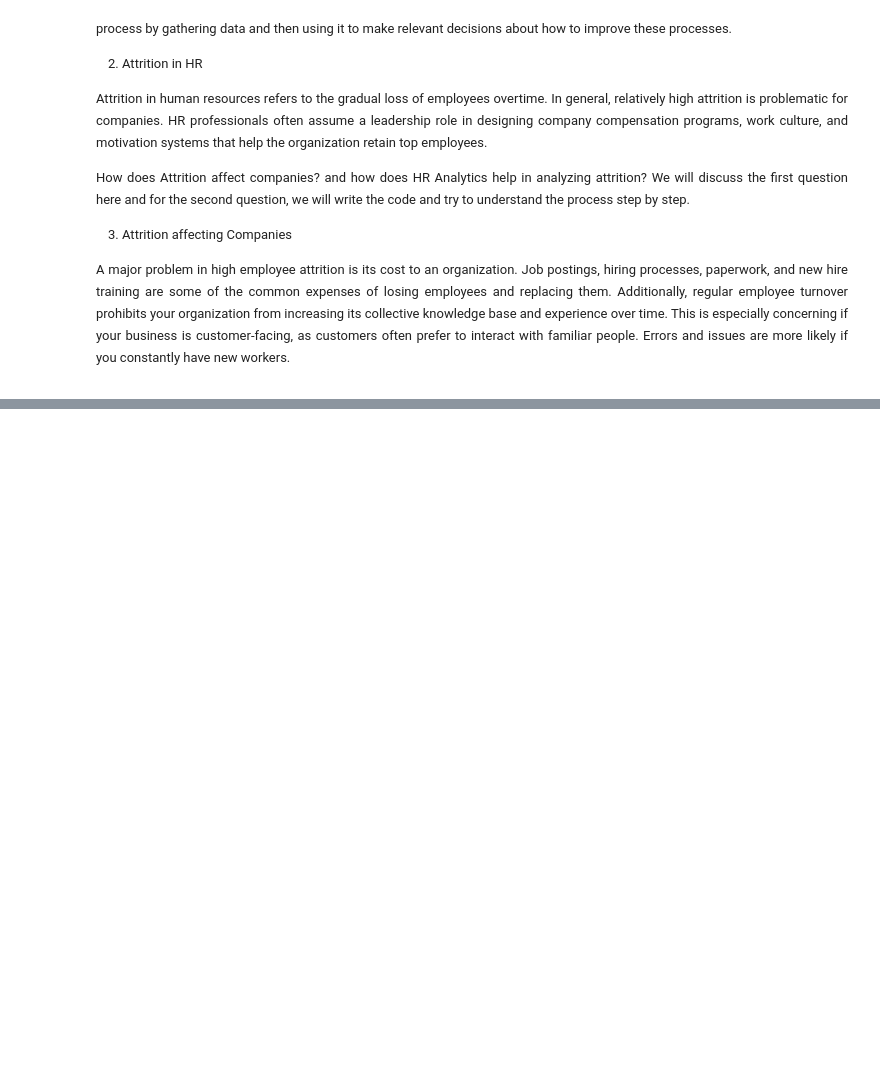
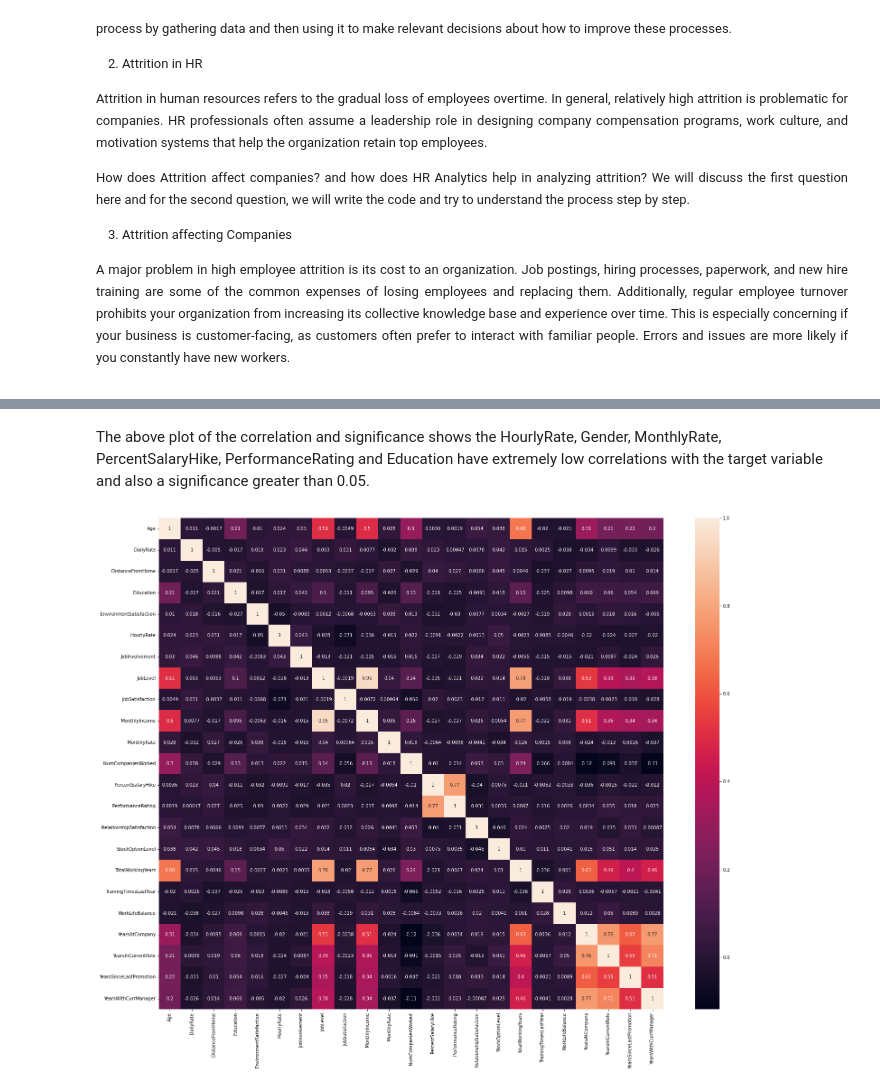
Before and after one commit to zobekenobe/DT-Evaluation-Project, a Jupyter notebook: Project 2.ipynb, the cells around one changed output, grey strips where cells are left out. Cells and saved outputs as stored; diff of their text form; code cells hidden in the pictures; blank space fills up the shorter version.

```diff
--- a/Project 2.ipynb
+++ b/Project 2.ipynb
@@ -57,0 +167,11 @@ df = pd.read_csv('HR-Employee-Attrition.csv')
+# %%
+# Variance Threshold
+# Testing to see if there is a very high variance or extremely low variance in the dataset
+features_to_be_dropped = []
+
+# Collecting features which have a very high variance
+for col in df.columns:
+    if df.loc[:,col].unique().shape[0]/len(df) * 100 > 80:
+        features_to_be_dropped.append(col)
+    if df.loc[:,col].unique().shape[0] == 1:
+        features_to_be_dropped.append(col)
@@ -57,0 +192,6 @@ df = pd.read_csv('HR-Employee-Attrition.csv')
+# %%
+features_to_be_dropped.remove('MonthlyIncome')
+# %%
+features_to_be_dropped.remove('MonthlyRate')
+# %%
+df.drop(columns = features_to_be_dropped, inplace = True)
@@ -57,0 +240,10 @@ df = pd.read_csv('HR-Employee-Attrition.csv')
+# %% [markdown]
+The above plot of the correlation and significance shows the HourlyRate, Gender, MonthlyRate, PercentSalaryHike, PerformanceRating and Education have extremely low correlations with the target variable and also a significance greater than 0.05.
+# %%
+# Checking for Multicolinearity with heatmap
+
+plt.figure(figsize = (25, 20))
+sns.heatmap(df.corr(), annot = True)
+plt.show()
+# %% [output]
+[figure, added]
```
Also changed, not shown: parts of 33 cells of this notebook.
